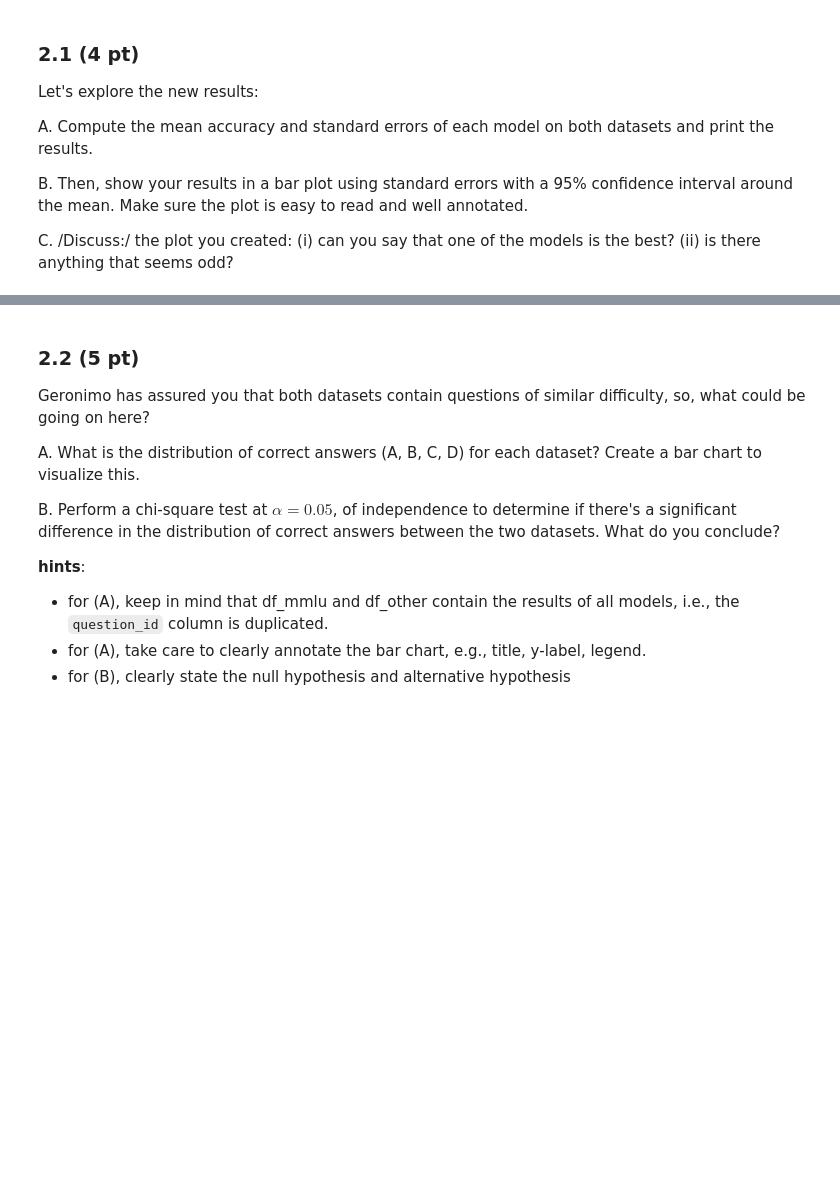
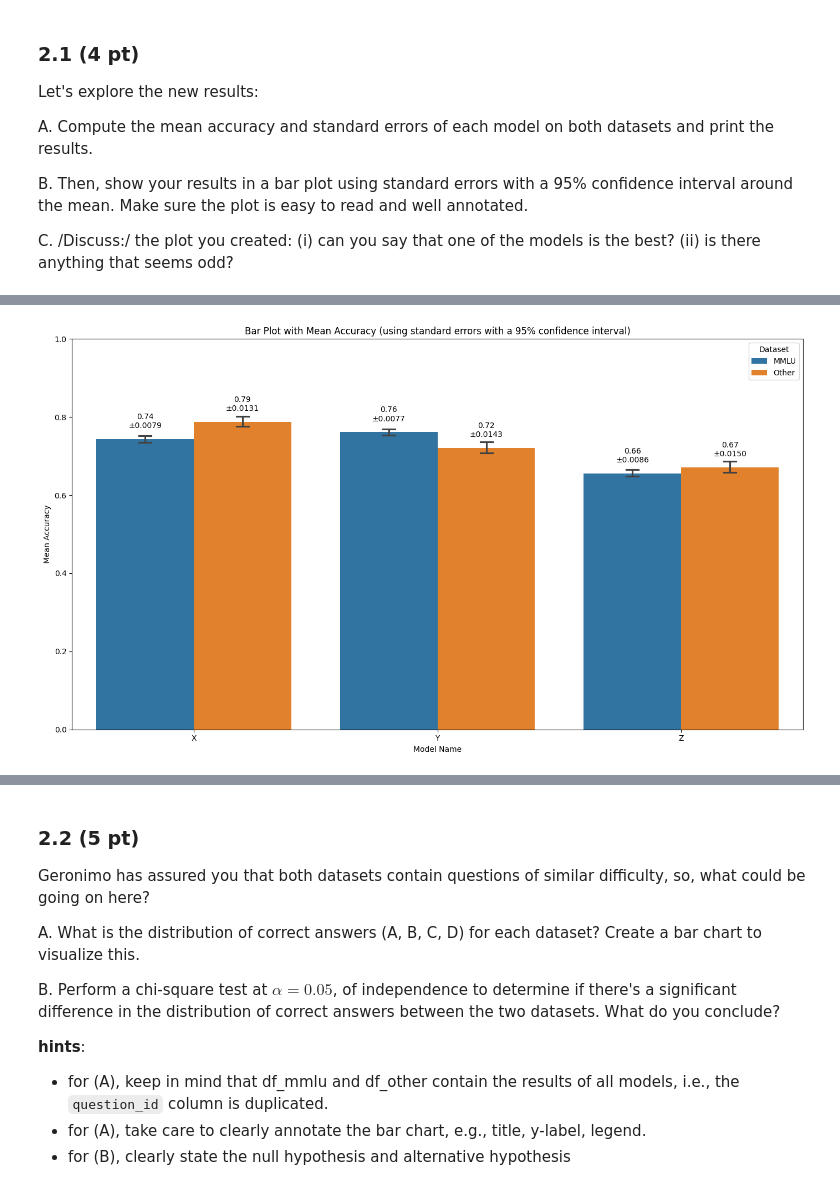
Before and after one commit to Jvviragine/data_analysis_um_course, a Jupyter notebook: data_clinics/clinic1/Niki_Data_Clinic_1 copy.ipynb, the cells around one changed output, grey strips where cells are left out. Drawn from its saved outputs; the diff is of its cells as text; code cells hidden in the pictures; blank space fills up the shorter version.

```diff
--- a/data_clinics/clinic1/Niki_Data_Clinic_1 copy.ipynb
+++ b/data_clinics/clinic1/Niki_Data_Clinic_1 copy.ipynb
@@ -637,2 +652,19 @@ C. /Discuss:/ the plot you created: (i) can you say that one of the models is th
 # %%
 #A
+# mean acc grouped by model
+mean_accuracy_mmlu = df_mmlu.groupby('model_name')['correct'].mean()
+mean_accuracy_other = df_other.groupby('model_name')['correct'].mean()
+
+# std error = std / sqrt(n)
+std_error_mmlu = df_mmlu.groupby('model_name')['correct'].std() / np.sqrt(df_mmlu.groupby('model_name')['correct'].count())
+std_error_other = df_other.groupby('model_name')['correct'].std() / np.sqrt(df_other.groupby('model_name')['correct'].count())
+
+# Print the results
+
+print("MMLU:")
+for model in mean_accuracy_mmlu.index:
+    print(f"Model {model} - Mean Accuracy: {mean_accuracy_mmlu[model]:.2f}, Standard Error: {std_error_mmlu[model]:4f}")
+
+print("\nOther:")
+for model in mean_accuracy_other.index:
+    print(f"Model {model} - Mean Accuracy: {mean_accuracy_other[model]:.2f}, Standard Error: {std_error_other[model]:.4f}")
@@ -640,0 +681,41 @@ C. /Discuss:/ the plot you created: (i) can you say that one of the models is th
+# %%
+#B
+import seaborn as sns
+plt.figure(figsize=(14, 8))
+data_combined = pd.concat([df_mmlu.assign(dataset='MMLU'), df_other.assign(dataset='Other')])
+ax = sns.barplot(x='model_name', y='correct', hue='dataset',
+                 errorbar=('ci', 95), capsize=0.1, data=data_combined)
+
+ax.set_title("Bar Plot with Mean Accuracy (using standard errors with a 95% confidence interval)")
+ax.set_xlabel('Model Name')
+ax.set_ylabel('Mean Accuracy')
+ax.set_ylim(0, 1)
+ax.legend(title='Dataset')
+
+# Extract the x-axis model labels (assumes 3 models: X, Y, Z)
+models = [tick.get_text() for tick in ax.get_xticklabels()]
+n_models = len(models)
+
+# The labels were tough - I htought the order of labeling was: Index 0: Model X, MMLU, Index 1: Model X, Other BUT it turns out that the order is  Index 0: Model X, MMLU Index 1: Model Y, MMLU
+# Essentially, instead of going left to right, it first labels the MMLU bars and then the Other bars
+for i, p in enumerate(ax.patches):
+    height = p.get_height()
+    if height > 0:
+        if i < n_models:
+            dataset = "MMLU"
+            model = models[i]
+        else:
+            dataset = "Other"
+            model = models[i - n_models]
+        se = std_error_mmlu[model] if dataset == "MMLU" else std_error_other[model]
+        label = f"{height:.2f}\n±{1.96 * se:.4f}" # -> 95% confidence interval
+        ax.annotate(label,
+                    (p.get_x() + p.get_width() / 2., height),
+                    ha='center', va='bottom',
+                    xytext=(0, 12),
+                    textcoords='offset points', fontsize=10)
+
+plt.tight_layout()
+plt.show()
+# %% [output]
+[figure, added]
```
Also changed, not shown: parts of 27 cells of this notebook.
